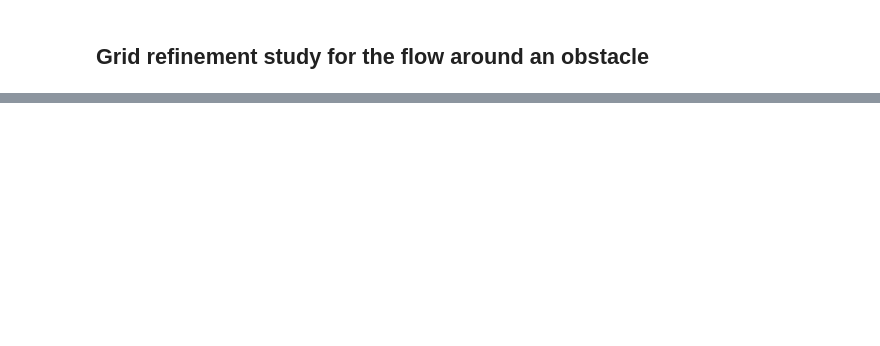
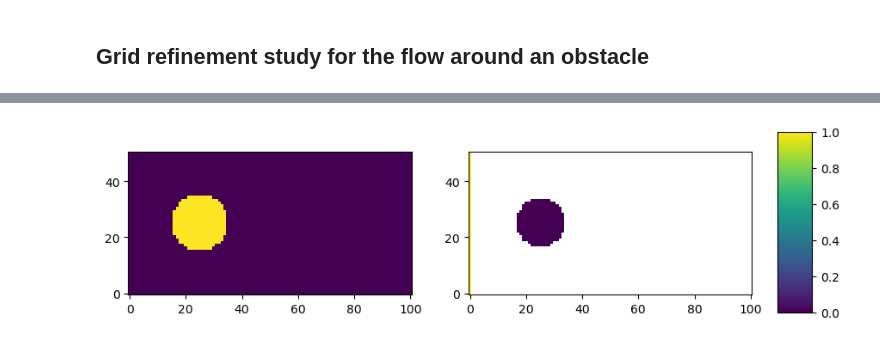
Before and after one commit to lettucecfd/lettuce, a Jupyter notebook: examples/obstacle.ipynb, the cells around one changed output, grey strips where cells are left out. Saved outputs shown, nothing was run; the diff lists cells and outputs as text; code cells hidden in the pictures; blank space fills up the shorter version.

```diff
--- a/examples/obstacle.ipynb
+++ b/examples/obstacle.ipynb
@@ -46,0 +67,4 @@ run_and_plot(100)
+# %%
+run_and_plot(500)
+# %% [output]
+[figure, added]
```
Also changed, not shown: parts of 6 cells of this notebook, 3 other files.
